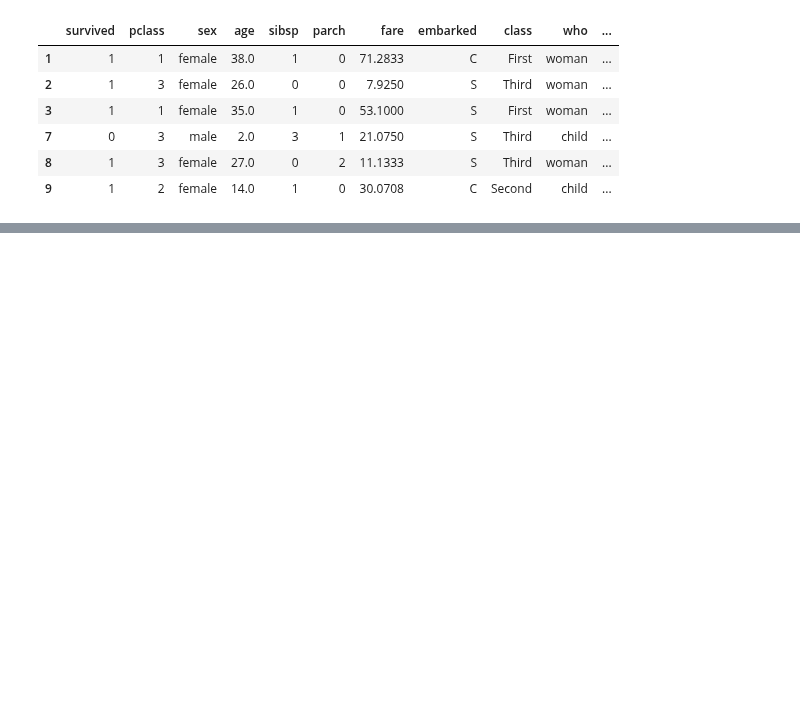
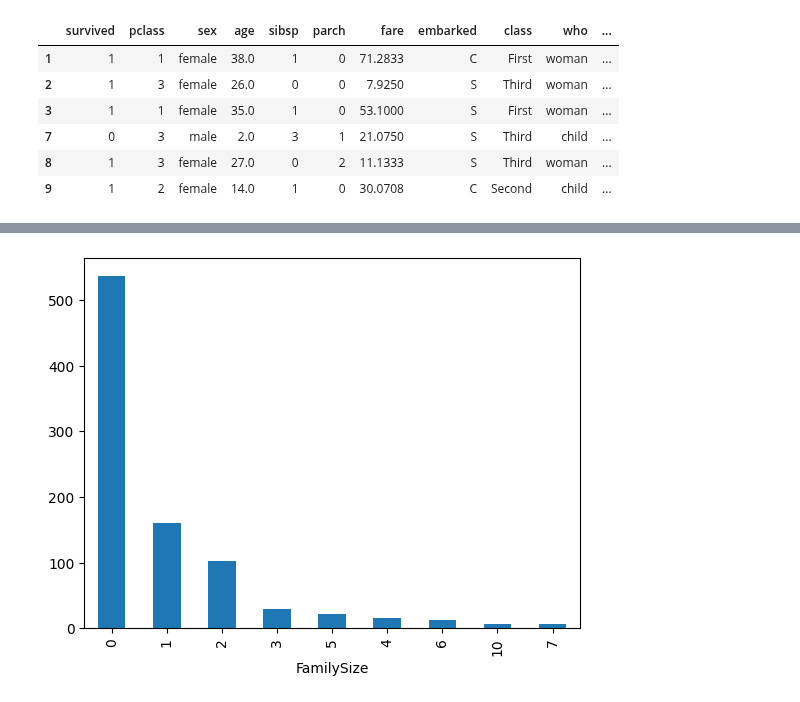
Before and after one commit to ntlong-NEU/DSEB65A-DataPre-Visual, a Jupyter notebook: Lesson_1_getting started with pandas.ipynb, the cells around one changed output, grey strips where cells are left out. Cells and saved outputs as stored; diff of their text form; code cells hidden in the pictures; blank space fills up the shorter version.

```diff
--- a/Lesson_1_getting started with pandas.ipynb
+++ b/Lesson_1_getting started with pandas.ipynb
@@ -343,0 +734,12 @@ df2[~df2['adult_male']]
+# %%
+def age_group(age):
+    if pd.isnull(age):
+        return "Unknown"
+    if age < 18:
+        return "Child"
+    if age < 60:
+        return "Adult"
+    return "Senior"
+
+titanic["AgeGroup"] = titanic['age'].apply(age_group)
+titanic['AgeGroup']
@@ -343,0 +805,4 @@ df2[~df2['adult_male']]
+# %%
+titanic['FamilySize'] = titanic['sibsp'] + titanic['parch']
+titanic['Fare_per_person'] = titanic['fare'] / (titanic['FamilySize']+1)
+print(titanic[['FamilySize','Fare_per_person']])
@@ -343,0 +824,4 @@ df2[~df2['adult_male']]
+# %%
+titanic['FamilySize'].value_counts().plot(kind = 'bar');
+# %% [output]
+[figure, added]
```
Also changed, not shown: parts of 50 cells of this notebook, 1 other file.
